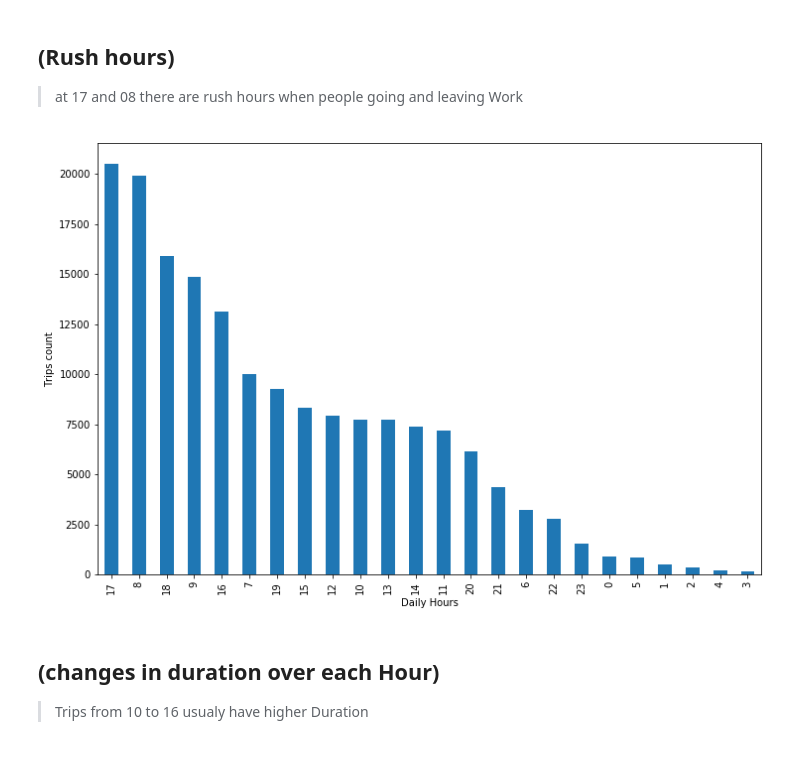
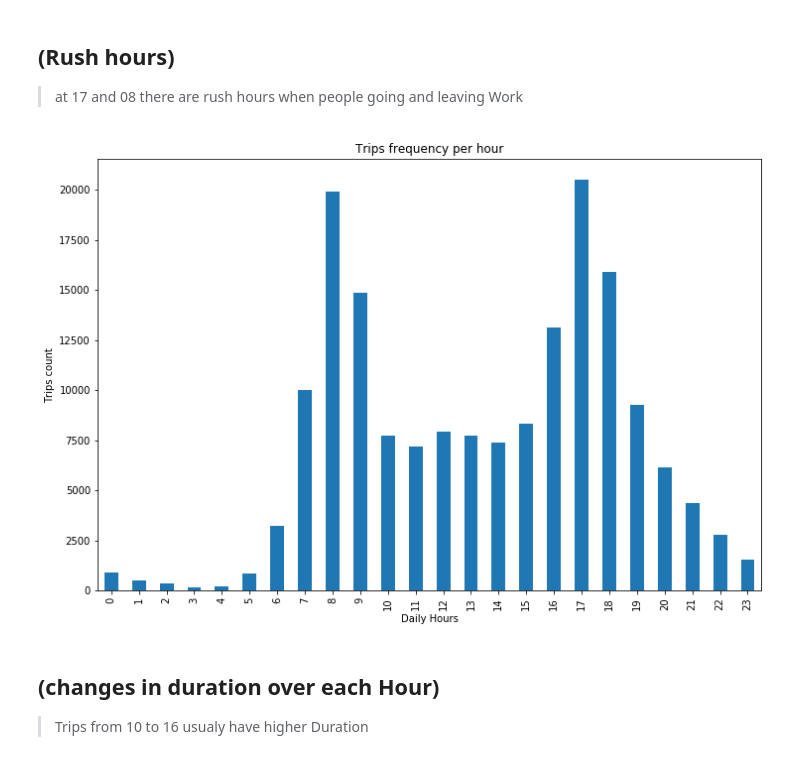
Before and after one commit to AhmedSaeed98/Ford-Go-Bike-Project, a Jupyter notebook: FordGoBike_slide_deck.ipynb, the cells around one changed output. Drawn from its saved outputs; the diff is of its cells as text; code cells hidden in the pictures.

```diff
--- a/FordGoBike_slide_deck.ipynb
+++ b/FordGoBike_slide_deck.ipynb
@@ -80,11 +81,12 @@ plt.ylabel('Trips Frequency');
 # %%
 # Rush hours
 plt.figure(figsize=[12, 8]);
-pd.value_counts(df_clean['start_hour_day']).plot.bar()
+df_clean.start_hour_day.value_counts(sort=False).plot.bar()
 plt.xlabel('Daily Hours')
-plt.ylabel('Trips count');
+plt.ylabel('Trips count')
+plt.title('Trips frequency per hour');
 # %% [output]
-[figure, old version]
+[figure, new version]
 # %% [markdown]
 ## (changes in duration over each Hour)
 
```
Also changed, not shown: parts of 3 cells of this notebook.
